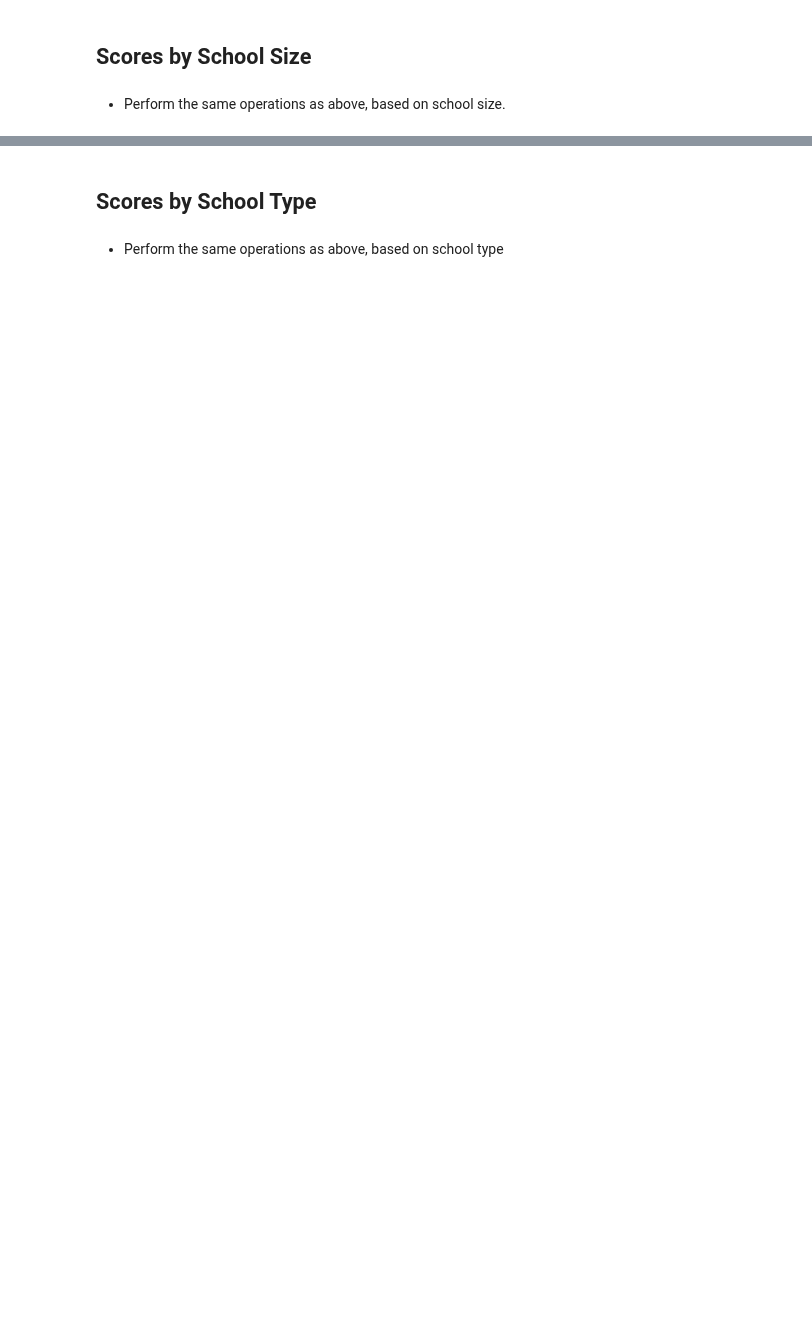
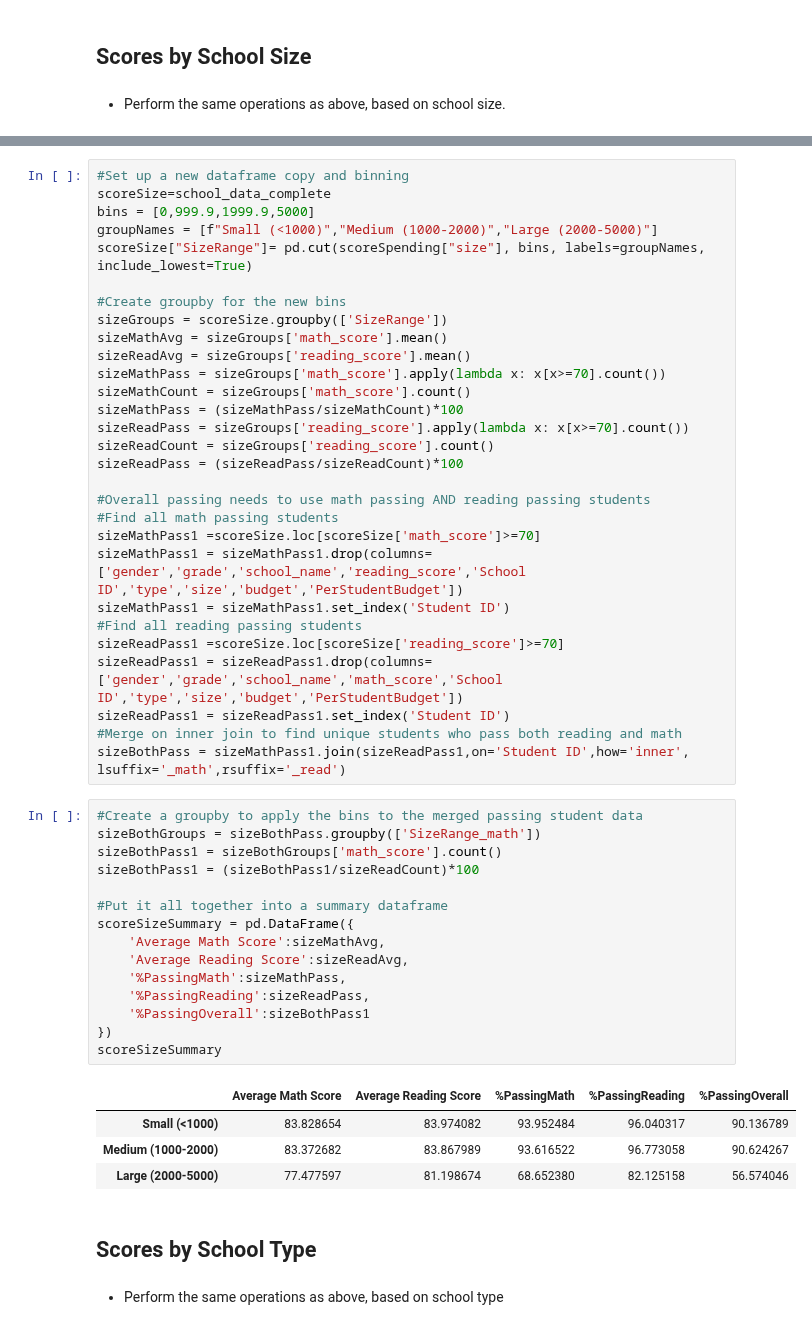
Before and after one commit to jakemperry/pandas-challenge, a Jupyter notebook: PyCitySchools/PyCitySchools_jmp.ipynb, the cells around one changed output, grey strips where cells are left out. Cells and saved outputs as stored; diff of their text form; blank space fills up the shorter version.

```diff
--- a/PyCitySchools/PyCitySchools_jmp.ipynb
+++ b/PyCitySchools/PyCitySchools_jmp.ipynb
@@ -316,3 +353,52 @@ readGradeAvgs
+# %%
+#Set up a new dataframe copy and binning
+scoreSize=school_data_complete
+bins = [0,999.9,1999.9,5000]
+groupNames = [f"Small (<1000)","Medium (1000-2000)","Large (2000-5000)"]
+scoreSize["SizeRange"]= pd.cut(scoreSpending["size"], bins, labels=groupNames, include_lowest=True)
+
+#Create groupby for the new bins
+sizeGroups = scoreSize.groupby(['SizeRange'])
+sizeMathAvg = sizeGroups['math_score'].mean()
+sizeReadAvg = sizeGroups['reading_score'].mean()
+sizeMathPass = sizeGroups['math_score'].apply(lambda x: x[x>=70].count())
+sizeMathCount = sizeGroups['math_score'].count()
+sizeMathPass = (sizeMathPass/sizeMathCount)*100
+sizeReadPass = sizeGroups['reading_score'].apply(lambda x: x[x>=70].count())
+sizeReadCount = sizeGroups['reading_score'].count()
+sizeReadPass = (sizeReadPass/sizeReadCount)*100
+
+#Overall passing needs to use math passing AND reading passing students
+#Find all math passing students
+sizeMathPass1 =scoreSize.loc[scoreSize['math_score']>=70]
+sizeMathPass1 = sizeMathPass1.drop(columns=['gender','grade','school_name','reading_score','School ID','type','size','budget','PerStudentBudget'])
+sizeMathPass1 = sizeMathPass1.set_index('Student ID')
+#Find all reading passing students
+sizeReadPass1 =scoreSize.loc[scoreSize['reading_score']>=70]
+sizeReadPass1 = sizeReadPass1.drop(columns=['gender','grade','school_name','math_score','School ID','type','size','budget','PerStudentBudget'])
+sizeReadPass1 = sizeReadPass1.set_index('Student ID')
+#Merge on inner join to find unique students who pass both reading and math
+sizeBothPass = sizeMathPass1.join(sizeReadPass1,on='Student ID',how='inner', lsuffix='_math',rsuffix='_read')
+# %%
+#Create a groupby to apply the bins to the merged passing student data
+sizeBothGroups = sizeBothPass.groupby(['SizeRange_math'])
+sizeBothPass1 = sizeBothGroups['math_score'].count()
+sizeBothPass1 = (sizeBothPass1/sizeReadCount)*100
+
+#Put it all together into a summary dataframe
+scoreSizeSummary = pd.DataFrame({
+    'Average Math Score':sizeMathAvg,
+    'Average Reading Score':sizeReadAvg,
+    '%PassingMath':sizeMathPass,
+    '%PassingReading':sizeReadPass,
+    '%PassingOverall':sizeBothPass1
+})
+scoreSizeSummary
+# %% [output]
+|  | Average Math Score | Average Reading Score | %PassingMath | %PassingReading | %PassingOverall |
+| Small (<1000) | 83.828654 | 83.974082 | 93.952484 | 96.040317 | 90.136789 |
+| Medium (1000-2000) | 83.372682 | 83.867989 | 93.616522 | 96.773058 | 90.624267 |
+| Large (2000-5000) | 77.477597 | 81.198674 | 68.652380 | 82.125158 | 56.574046 |
 # %% [markdown]
 ## Scores by School Type
 # %% [markdown]
```
Also changed, not shown: parts of 8 cells of this notebook.
